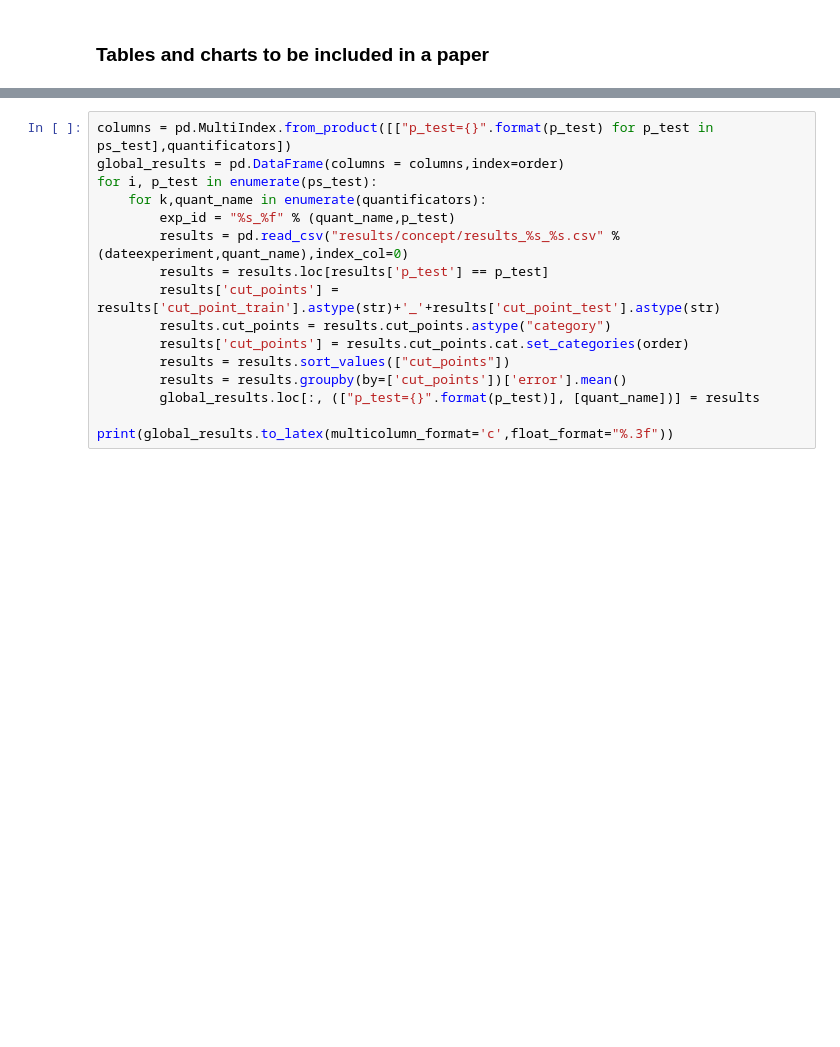
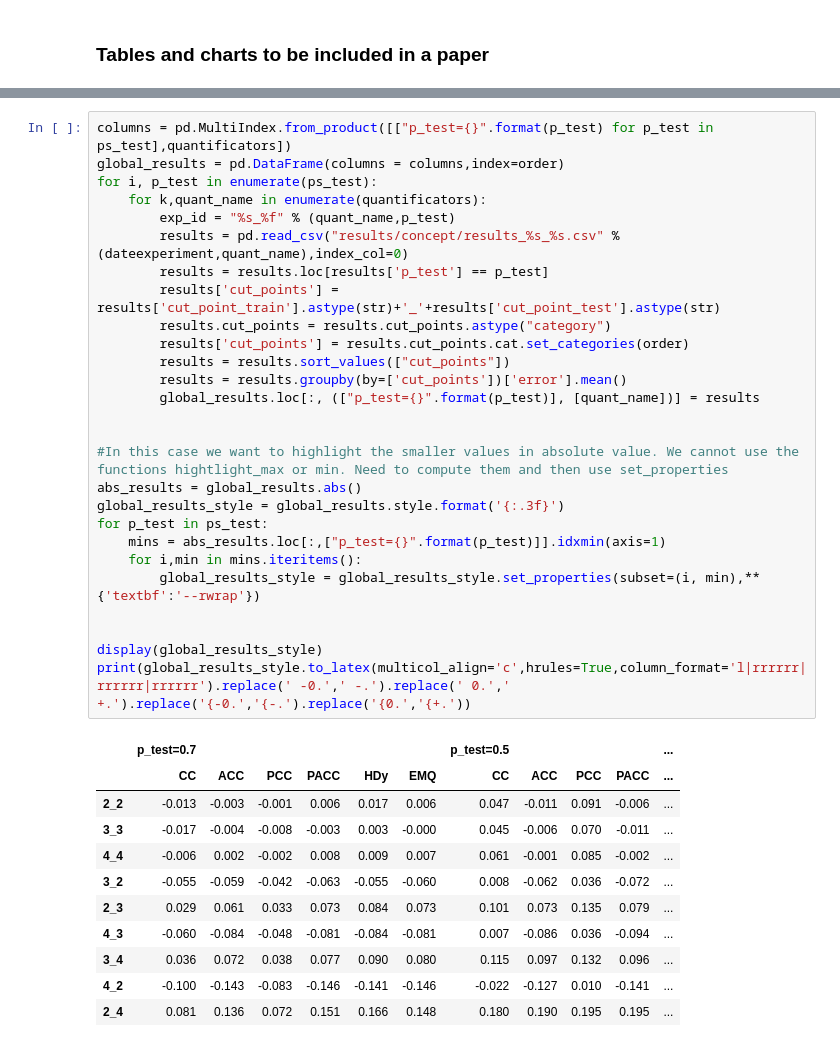
Before and after one commit to pglez82/quant_datasetshift, a Jupyter notebook: analyze_results_concept.ipynb, the cells around one changed output, grey strips where cells are left out. Cells and saved outputs as stored; diff of their text form; blank space fills up the shorter version.

```diff
--- a/analyze_results_concept.ipynb
+++ b/analyze_results_concept.ipynb
@@ -131,17 +132,39 @@ for p_test in ps_test:
 # %%
 columns = pd.MultiIndex.from_product([["p_test={}".format(p_test) for p_test in ps_test],quantificators])
 global_results = pd.DataFrame(columns = columns,index=order)
 for i, p_test in enumerate(ps_test):
     for k,quant_name in enumerate(quantificators):
         exp_id = "%s_%f" % (quant_name,p_test)
         results = pd.read_csv("results/concept/results_%s_%s.csv" % (dateexperiment,quant_name),index_col=0)
         results = results.loc[results['p_test'] == p_test]
         results['cut_points'] = results['cut_point_train'].astype(str)+'_'+results['cut_point_test'].astype(str)
         results.cut_points = results.cut_points.astype("category")
         results['cut_points'] = results.cut_points.cat.set_categories(order)
         results = results.sort_values(["cut_points"])
         results = results.groupby(by=['cut_points'])['error'].mean()
         global_results.loc[:, (["p_test={}".format(p_test)], [quant_name])] = results
 
-print(global_results.to_latex(multicolumn_format='c',float_format="%.3f"))
+
+#In this case we want to highlight the smaller values in absolute value. We cannot use the functions hightlight_max or min. Need to compute them and then use set_properties
+abs_results = global_results.abs()
+global_results_style = global_results.style.format('{:.3f}')
+for p_test in ps_test:
+    mins = abs_results.loc[:,["p_test={}".format(p_test)]].idxmin(axis=1)
+    for i,min in mins.iteritems():
+        global_results_style = global_results_style.set_properties(subset=(i, min),**{'textbf':'--rwrap'})
+
+
+display(global_results_style)
+print(global_results_style.to_latex(multicol_align='c',hrules=True,column_format='l|rrrrrr|rrrrrr|rrrrrr').replace(' -0.',' -.').replace(' 0.',' +.').replace('{-0.','{-.').replace('{0.','{+.'))
 # %% [output]
+|  | p_test=0.7 |  |  |  |  |  | p_test=0.5 |  |  |  | ... |
+|  | CC | ACC | PCC | PACC | HDy | EMQ | CC | ACC | PCC | PACC | ... |
+| 2_2 | -0.013 | -0.003 | -0.001 | 0.006 | 0.017 | 0.006 | 0.047 | -0.011 | 0.091 | -0.006 | ... |
+| 3_3 | -0.017 | -0.004 | -0.008 | -0.003 | 0.003 | -0.000 | 0.045 | -0.006 | 0.070 | -0.011 | ... |
+| 4_4 | -0.006 | 0.002 | -0.002 | 0.008 | 0.009 | 0.007 | 0.061 | -0.001 | 0.085 | -0.002 | ... |
+| 3_2 | -0.055 | -0.059 | -0.042 | -0.063 | -0.055 | -0.060 | 0.008 | -0.062 | 0.036 | -0.072 | ... |
+| 2_3 | 0.029 | 0.061 | 0.033 | 0.073 | 0.084 | 0.073 | 0.101 | 0.073 | 0.135 | 0.079 | ... |
+| 4_3 | -0.060 | -0.084 | -0.048 | -0.081 | -0.084 | -0.081 | 0.007 | -0.086 | 0.036 | -0.094 | ... |
+| 3_4 | 0.036 | 0.072 | 0.038 | 0.077 | 0.090 | 0.080 | 0.115 | 0.097 | 0.132 | 0.096 | ... |
+| 4_2 | -0.100 | -0.143 | -0.083 | -0.146 | -0.141 | -0.146 | -0.022 | -0.127 | 0.010 | -0.141 | ... |
+| 2_4 | 0.081 | 0.136 | 0.072 | 0.151 | 0.166 | 0.148 | 0.180 | 0.190 | 0.195 | 0.195 | ... |
```
Also changed, not shown: parts of 2 cells of this notebook, 2 other files.
